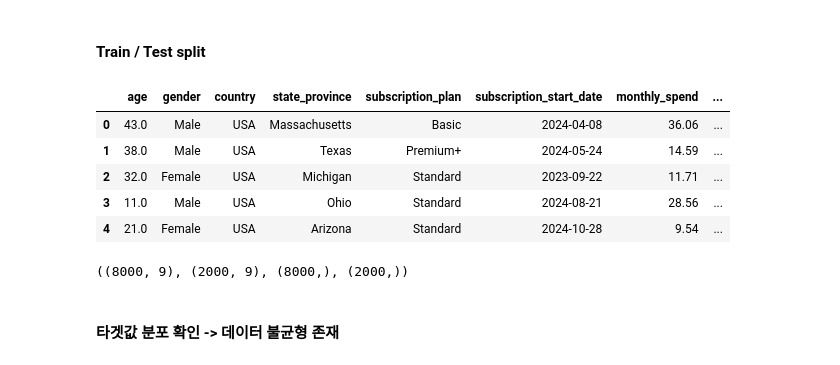
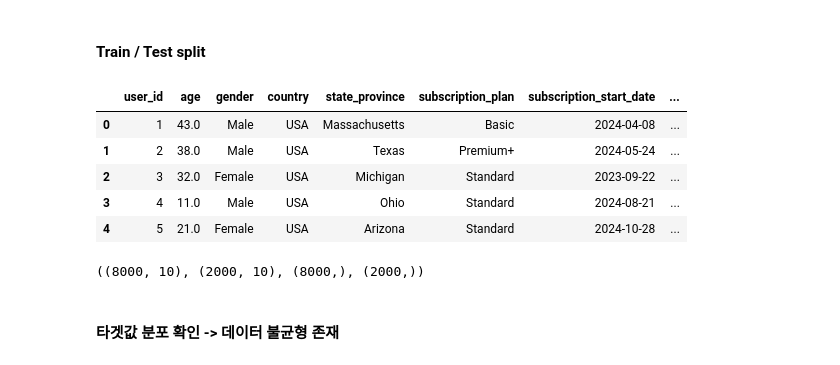
Before and after one commit to SKNETWORKS-FAMILY-AICAMP/SKN27-2nd-2TEAM, a Jupyter notebook: models/model_mjk.ipynb, the cells around one changed output. Cells and saved outputs as stored; diff of their text form; code cells hidden in the pictures.

```diff
--- a/models/model_mjk.ipynb
+++ b/models/model_mjk.ipynb
@@ -44,20 +44,20 @@ sns.set_theme()
 # %%
 from sklearn.model_selection import train_test_split
 
 user_df['churned'] = 1 - user_df['is_active']
 y = user_df['churned']
 X = user_df.drop(['is_active', 'churned'], axis=1)
 
-drop_cols = ['user_id', 'email', 'first_name', 'last_name', 'city', 'created_at']
+drop_cols = ['email', 'first_name', 'last_name', 'city', 'created_at']
 X = X.drop(drop_cols, axis=1)
 X.head()
 # %% [output]
-|  | age | gender | country | state_province | subscription_plan | subscription_start_date | monthly_spend | ... |
-| 0 | 43.0 | Male | USA | Massachusetts | Basic | 2024-04-08 | 36.06 | ... |
-| 1 | 38.0 | Male | USA | Texas | Premium+ | 2024-05-24 | 14.59 | ... |
-| 2 | 32.0 | Female | USA | Michigan | Standard | 2023-09-22 | 11.71 | ... |
-| 3 | 11.0 | Male | USA | Ohio | Standard | 2024-08-21 | 28.56 | ... |
-| 4 | 21.0 | Female | USA | Arizona | Standard | 2024-10-28 | 9.54 | ... |
+|  | user_id | age | gender | country | state_province | subscription_plan | subscription_start_date | ... |
+| 0 | 1 | 43.0 | Male | USA | Massachusetts | Basic | 2024-04-08 | ... |
+| 1 | 2 | 38.0 | Male | USA | Texas | Premium+ | 2024-05-24 | ... |
+| 2 | 3 | 32.0 | Female | USA | Michigan | Standard | 2023-09-22 | ... |
+| 3 | 4 | 11.0 | Male | USA | Ohio | Standard | 2024-08-21 | ... |
+| 4 | 5 | 21.0 | Female | USA | Arizona | Standard | 2024-10-28 | ... |
 # %%
 X_tr, X_te, y_tr, y_te = train_test_split(X, y, test_size=0.2, stratify=y, random_state=42)
 train = pd.concat([X_tr, y_tr], axis=1)
@@ -65,7 +65,7 @@ test = pd.concat([X_te, y_te], axis=1)
 
 X_tr.shape, X_te.shape, y_tr.shape, y_te.shape
 # %% [output]
-((8000, 9), (2000, 9), (8000,), (2000,))
+((8000, 10), (2000, 10), (8000,), (2000,))
 # %% [markdown]
 #### 타겟값 분포 확인 -> 데이터 불균형 존재
 # %%
```
Also changed, not shown: parts of 61 cells of this notebook.
